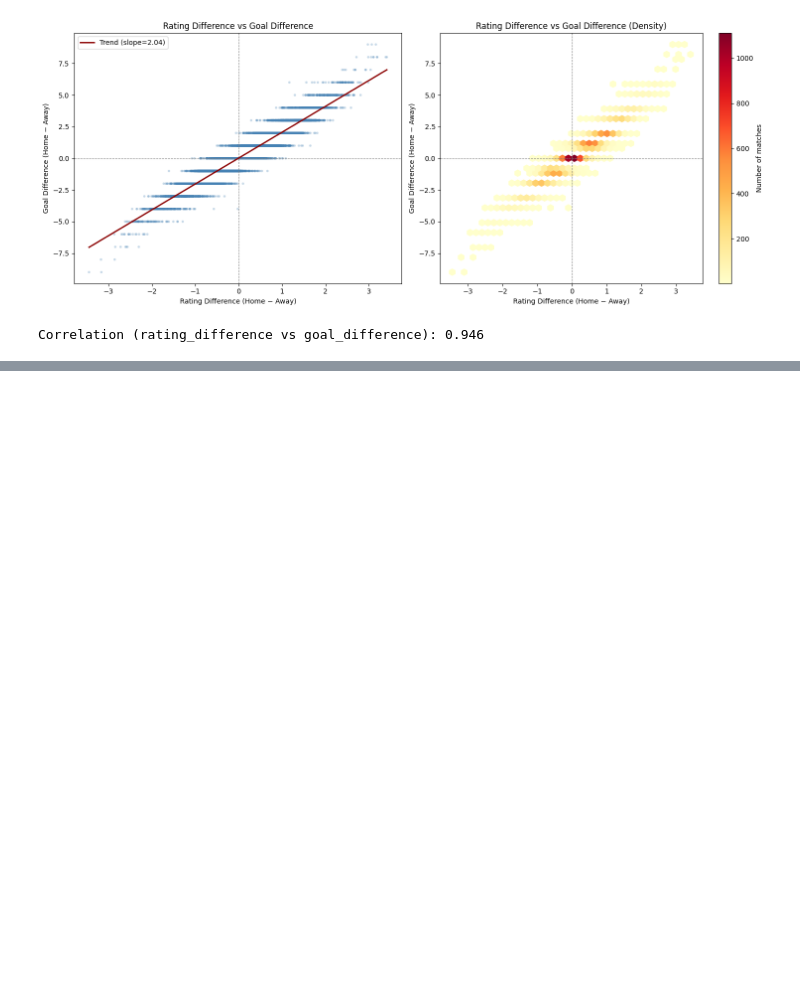
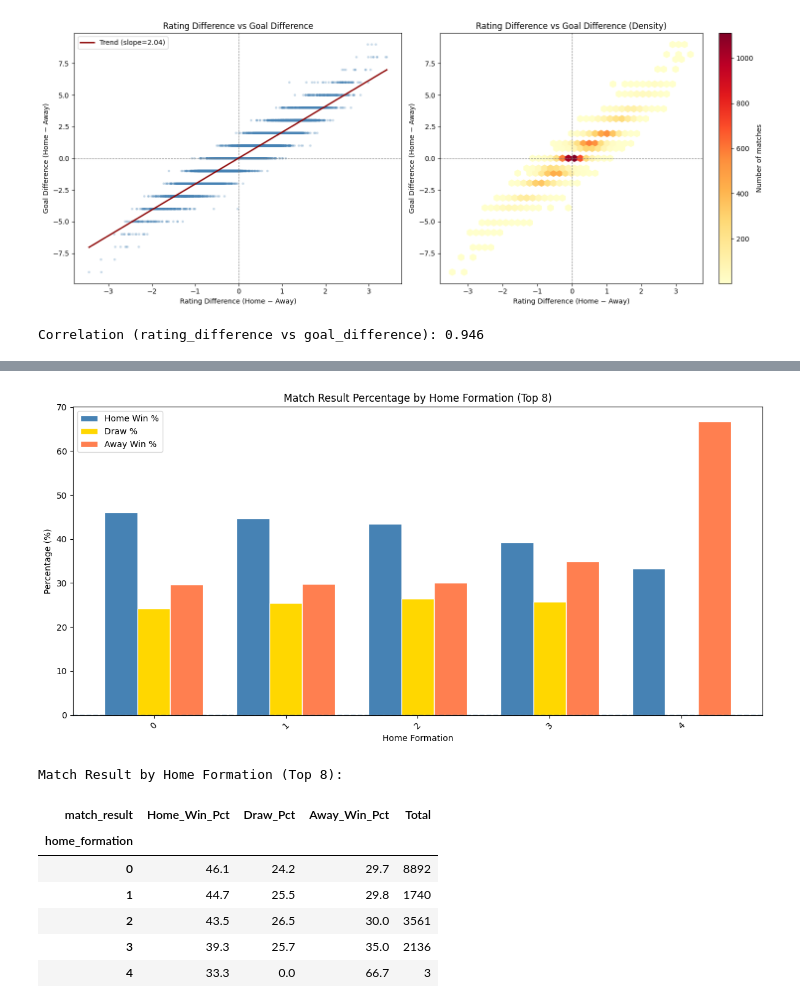
Before and after one commit to magrimuc/prj-2-eda-sql-football-matches-statistics, a Jupyter notebook: Ultimate_Master_notebook.ipynb, the cells around one changed output, grey strips where cells are left out. Drawn from its saved outputs; the diff is of its cells as text; code cells hidden in the pictures; blank space fills up the shorter version.

```diff
--- a/Ultimate_Master_notebook.ipynb
+++ b/Ultimate_Master_notebook.ipynb
@@ -1759,0 +1798,48 @@ Findings
+# %%
+# Cross-tab: home formation vs match result (top 8 formations)
+top_formations = clean_df['home_formation'].value_counts().head(8).index
+filtered = clean_df[clean_df['home_formation'].isin(top_formations)]
+
+ct = pd.crosstab(filtered['home_formation'], filtered['match_result'])
+
+# Calculate win % for each formation
+ct['Total'] = ct.sum(axis=1)
+ct['Home_Win_Pct'] = (ct['Home Win'] / ct['Total'] * 100).round(1)
+ct['Away_Win_Pct'] = (ct['Away Win'] / ct['Total'] * 100).round(1)
+ct['Draw_Pct'] = (ct['Draw'] / ct['Total'] * 100).round(1)
+
+# Sort by Home Win %
+ct_sorted = ct.sort_values('Home_Win_Pct', ascending=False)
+
+fig, ax = plt.subplots(figsize=(12, 6))
+
+x = range(len(ct_sorted))
+width = 0.25
+
+ax.bar([i - width for i in x], ct_sorted['Home_Win_Pct'], width, label='Home Win %', color='steelblue', edgecolor='white')
+ax.bar(x, ct_sorted['Draw_Pct'], width, label='Draw %', color='gold', edgecolor='white')
+ax.bar([i + width for i in x], ct_sorted['Away_Win_Pct'], width, label='Away Win %', color='coral', edgecolor='white')
+
+ax.set_xticks(x)
+ax.set_xticklabels(ct_sorted.index.astype(str), rotation=45)
+ax.set_title('Match Result Percentage by Home Formation (Top 8)')
+ax.set_ylabel('Percentage (%)')
+ax.set_xlabel('Home Formation')
+ax.legend()
+ax.axhline(color='steelblue', linestyle='--', alpha=0.5)
+
+plt.tight_layout()
+plt.show()
+
+print("Match Result by Home Formation (Top 8):")
+ct_sorted[['Home_Win_Pct', 'Draw_Pct', 'Away_Win_Pct', 'Total']]
+# %% [output]
+[figure, added]
+Match Result by Home Formation (Top 8):
+| match_result | Home_Win_Pct | Draw_Pct | Away_Win_Pct | Total |
+| home_formation |  |  |  |  |
+| 0 | 46.1 | 24.2 | 29.7 | 8892 |
+| 1 | 44.7 | 25.5 | 29.8 | 1740 |
+| 2 | 43.5 | 26.5 | 30.0 | 3561 |
+| 3 | 39.3 | 25.7 | 35.0 | 2136 |
+| 4 | 33.3 | 0.0 | 66.7 | 3 |
```
Also changed, not shown: parts of 5 cells of this notebook.
